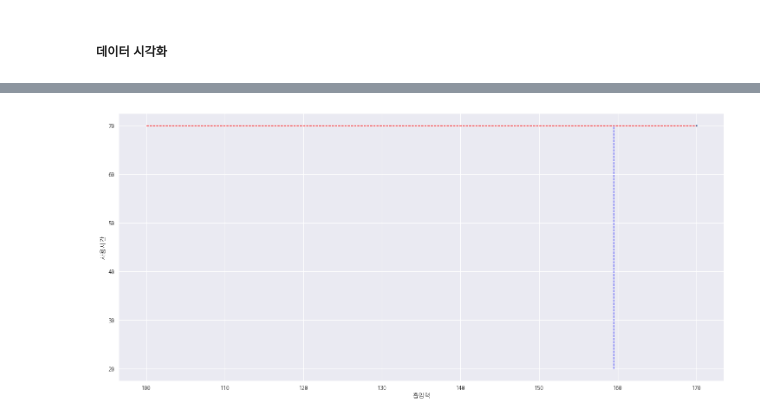
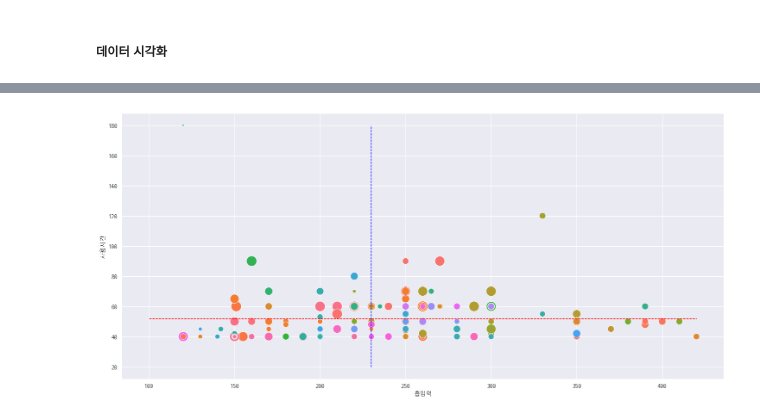
Before and after one commit to riversoso/bigdata-analysis-2024, a Jupyter notebook: day08/da18_무선청소기_인기상품_분석.ipynb, the cells around one changed output, grey strips where cells are left out. Saved outputs shown, nothing was run; the diff lists cells and outputs as text; code cells hidden in the pictures.

```diff
--- a/day08/da18_무선청소기_인기상품_분석.ipynb
+++ b/day08/da18_무선청소기_인기상품_분석.ipynb
@@ -628,15 +647,15 @@ useTimeMax = chartData['사용시간'].max() # 180
 suctionMean2 = chartData['흡입력'].mean() # 229
 useTimeMean2 = chartData['사용시간'].mean() #51.9
 # %%
-plt.figure(figsize=(18,8))
-
-sns.scatterplot(data=chartData,x='흡입력',y='사용시간',size='가격', sizes=(10,400),hue=chartData['회사명'],legend=False)
-plt.plot([100,suctionMax],[useTimeMean2, useTimeMean2], 'r--', lw=1) # 사용시간 평균치 줄표시
-plt.plot([suctionMean, suctionMean], [20,useTimeMax], 'b--', lw=1) # 흡입력 평균치 줄표시
+plt.figure(figsize=(18, 8))
+sns.scatterplot(data=chartData, x='흡입력', y='사용시간', size='가격', sizes=(10, 300), hue=chartData['회사명'], legend=False)
+plt.plot([100, suctionMax], [useTimeMean2, useTimeMean2], 'r--', lw=1)  # 사용시간 평균치 줄표시
+plt.plot([suctionMean2, suctionMean2], [20, useTimeMax], 'b--', lw=1)  # 흡입력 평균치 줄 표시
+# cursor(hover=True)
 
 plt.show()
 # %% [output]
-[figure, old version]
+[figure, new version]
 # %%
 ## 인기제품 데이터 시각화
 chartDataTop = chartData[:20]
```
Also changed, not shown: parts of 15 cells of this notebook, 8 other files.
